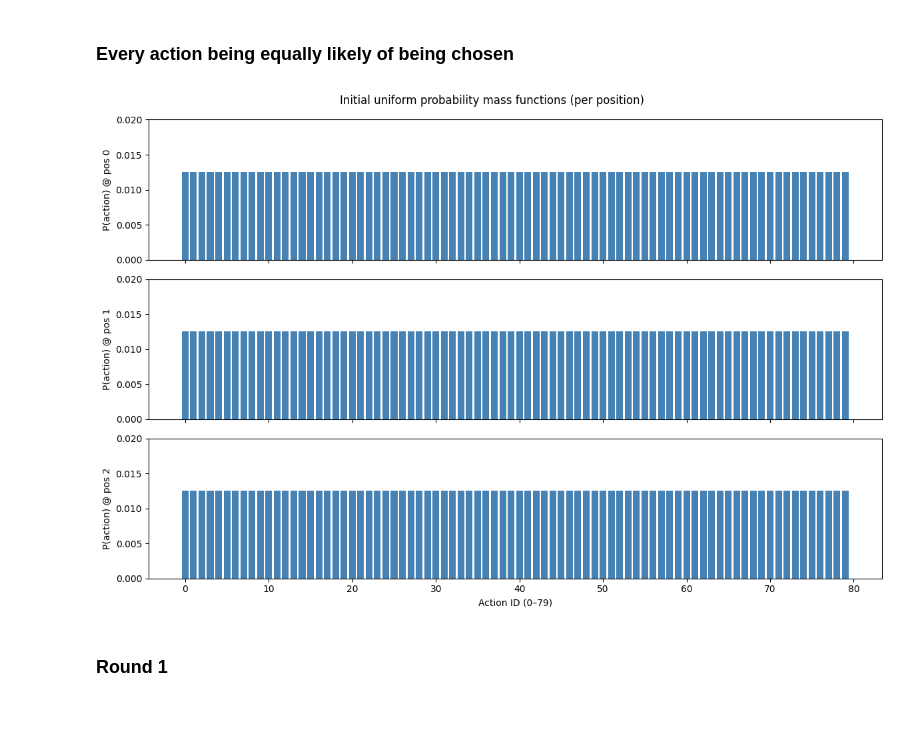
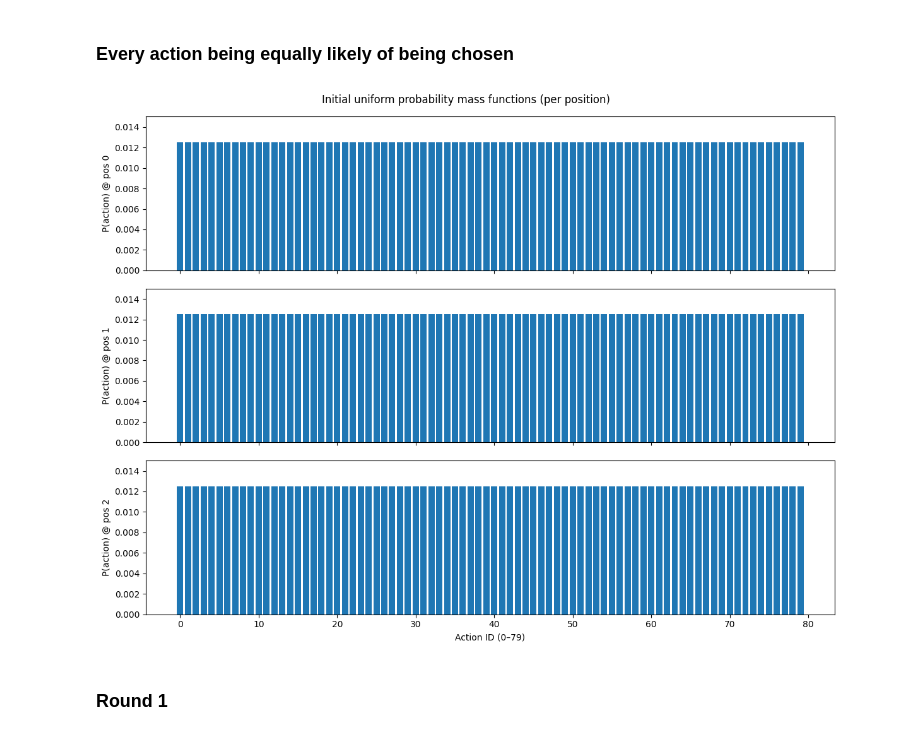
Before and after one commit to armandordorica/OBP_Replication, a Jupyter notebook: notebooks/bandit.ipynb, the cells around one changed output. Drawn from its saved outputs; the diff is of its cells as text; code cells hidden in the pictures.

Commit message:
clean code up to uniform initial distribution

```diff
--- a/notebooks/bandit.ipynb
+++ b/notebooks/bandit.ipynb
@@ -122,25 +158,36 @@ fig.show()
 # %% [markdown]
 ### Every action being equally likely of being chosen
-# %%
-n_actions = bf["n_actions"]   # 80
-positions = [0, 1, 2]
-
-# Uniform PMF for each position
-pmfs = {pos: np.ones(n_actions) / n_actions for pos in positions}
-
-# Plot
-fig, axes = plt.subplots(3, 1, figsize=(12, 8), sharex=True)
-
-for pos, ax in zip(positions, axes):
-    ax.bar(np.arange(n_actions), pmfs[pos], color="steelblue")
-    ax.set_ylabel(f"P(action) @ pos {pos}")
-    ax.set_ylim(0, 0.02)  # ~1/80 = 0.0125
-axes[-1].set_xlabel("Action ID (0–79)")
-fig.suptitle("Initial uniform probability mass functions (per position)")
-plt.tight_layout()
-plt.show()
-# %% [output]
-[figure, removed]
+# %%
+def plot_position_pmfs(pmfs, title="Probability mass functions per position", show=False):
+
+    positions = list(pmfs.keys())
+    n_actions = len(next(iter(pmfs.values())))
+    fig, axes = plt.subplots(len(positions), 1, figsize=(12, 3*len(positions)), sharex=True)
+    if len(positions) == 1:
+        axes = [axes]
+
+    for pos, ax in zip(positions, axes):
+        ax.bar(np.arange(n_actions), pmfs[pos])
+        ax.set_ylabel(f"P(action) @ pos {pos}")
+        ax.set_ylim(0, pmfs[pos].max() * 1.2)
+
+    axes[-1].set_xlabel(f"Action ID (0–{n_actions-1})")
+    fig.suptitle(title)
+    plt.tight_layout()
+    if show:
+        plt.show()
+    return fig
+
+
+n_actions = bf["n_actions"]   # 80
+positions = [0, 1, 2]
+
+# Uniform PMFs for each position
+pmfs = {pos: np.ones(n_actions) / n_actions for pos in positions}
+
+fig = plot_position_pmfs(pmfs, title="Initial uniform probability mass functions (per position)")
+# %% [output]
+[figure, added]
 # %% [markdown]
 ### Round 1
 # %% [markdown]
```
Also changed, not shown: parts of 26 cells of this notebook.
